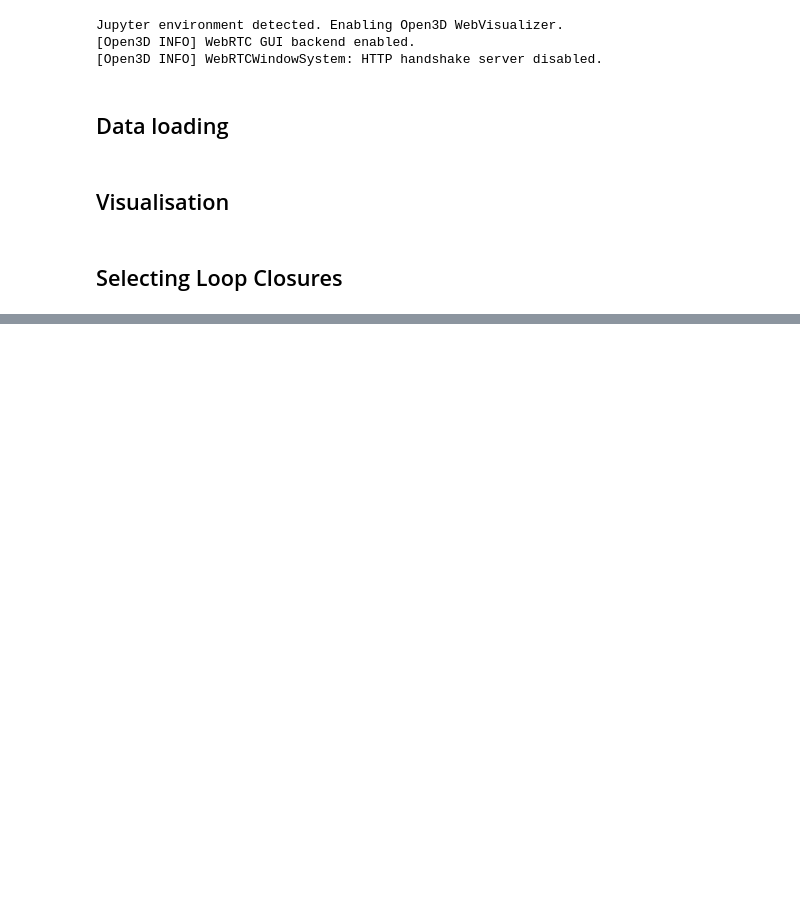
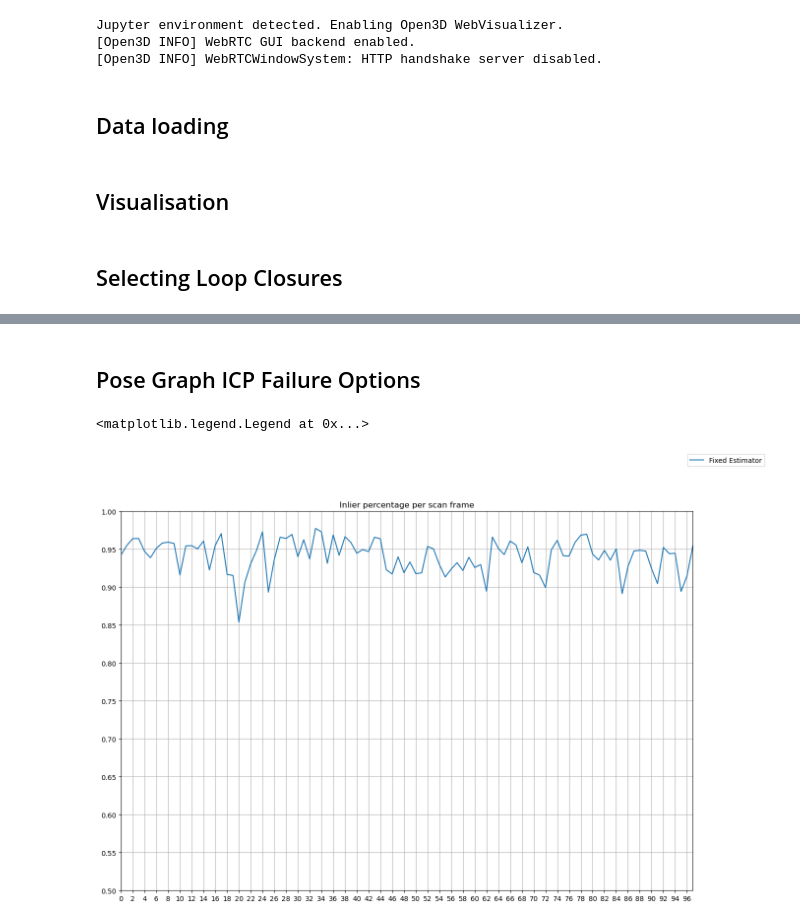
Before and after one commit to chris-polymetrix/ReconstructionAnalysis, a Jupyter notebook: loop_closure_vis.ipynb, the cells around one changed output, grey strips where cells are left out. Drawn from its saved outputs; the diff is of its cells as text; code cells hidden in the pictures; blank space fills up the shorter version.

```diff
--- a/loop_closure_vis.ipynb
+++ b/loop_closure_vis.ipynb
@@ -264,0 +311,38 @@ get_candidates(transforms)
+# %% [markdown]
+## Pose Graph ICP Failure Options
+# %%
+transform_data_path = rust_path / "pose_graph/examples/output"
+
+paths = transform_data_path.glob("*.json")
+
+fig, ax = plt.subplots(1,1)
+
+
+for p in paths:
+    if "fixed" not in p.stem:
+        continue
+    pg_transforms = []
+    pg_candidates = []
+    inliers = None
+
+    with open(p, "r") as inp:
+        data = json.load(inp)
+        pg_transforms = [np.array(x).reshape((4,4)).T for x in data["poses"]]
+        pg_candidates = data["candidates"]
+        inliers = data["inliers"]
+
+    ax.plot(inliers, label=p.stem[23:].replace("_", " ").title())
+
+    # visualise_closures(pg_transforms, map(lambda x: x[1], get_candidates(pg_transforms)))
+
+
+ax.set_title("Inlier percentage per scan frame")
+ax.set_ybound((0.5, 1))
+ax.set_xbound((0, len(inliers) - 1))
+ax.grid(True, "both")
+ax.set_xticks(np.arange(0,len(inliers) - 1, 2))
+ax.set_yticks(np.arange(11)*0.05+0.5)
+fig.legend()
+# %% [output]
+<matplotlib.legend.Legend at 0x...>
+[figure, added]
```
Also changed, not shown: parts of 14 cells of this notebook, 3 other files.
